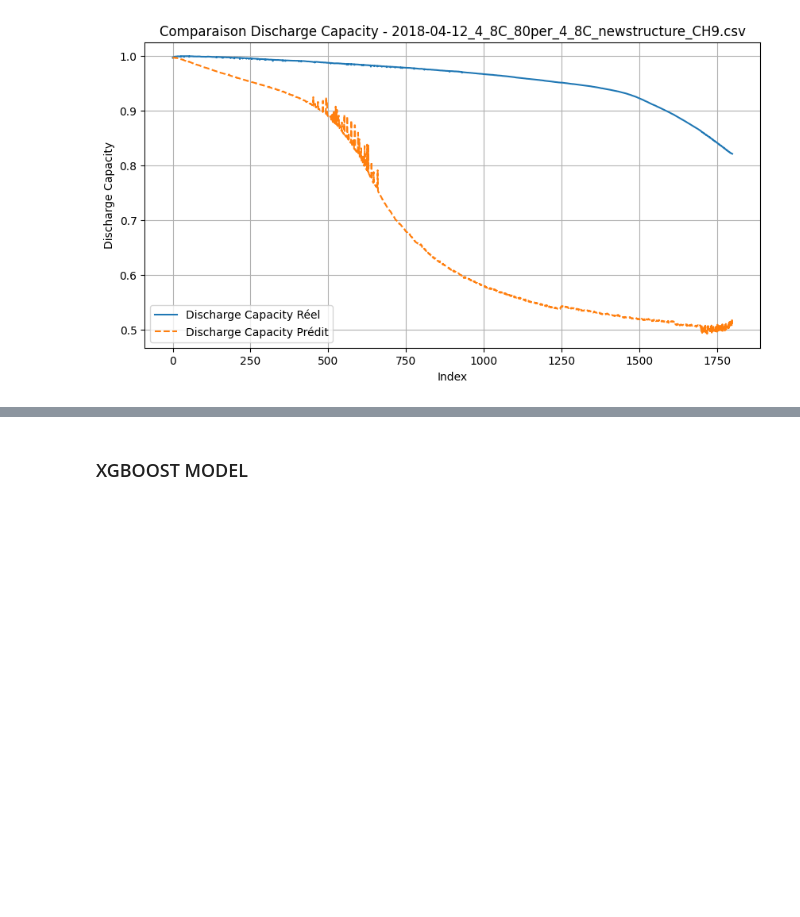
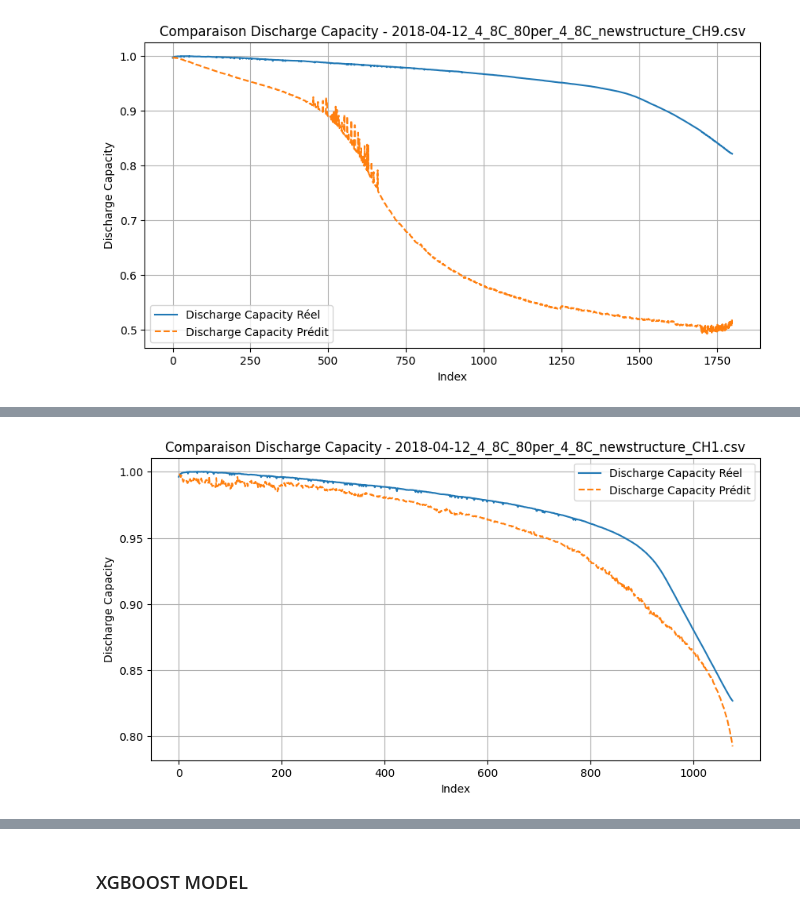
Before and after one commit to SalimMabed/PHM-Batteries, a Jupyter notebook: first_modele.ipynb, the cells around one changed output, grey strips where cells are left out. Saved outputs shown, nothing was run; the diff lists cells and outputs as text; code cells hidden in the pictures; blank space fills up the shorter version.

```diff
--- a/first_modele.ipynb
+++ b/first_modele.ipynb
@@ -239,3 +239,96 @@ Mean Squared Error (MSE): 0.032448965071454505
 Mean Absolute Error (MAE): 0.09288803928978323
 R-squared (R²): 0.7716690865178302
 [figure]
+# %%
+import os
+import pandas as pd
+import numpy as np
+import matplotlib.pyplot as plt
+from sklearn.metrics import mean_squared_error, mean_absolute_error, r2_score
+from tensorflow.keras.models import model_from_json
+from sklearn.preprocessing import MinMaxScaler
+from tqdm import tqdm
+
+# Fonction pour créer des séquences temporelles
+def create_sequences(X, y, time_steps=5):
+    Xs, ys = [], []
+    for i in range(len(X) - time_steps):
+        Xs.append(X[i:(i + time_steps)])
+        ys.append(y[i + time_steps])
+    return np.array(Xs), np.array(ys)
+
+# Chemin vers le modèle LSTM sauvegardé
+model_path_json = 'C:\\Users\\pc\\Desktop\\Models\\lstm_structure.json'
+model_weights_path = 'C:\\Users\\pc\\Desktop\\Models\\lstm_weights.weights.h5'
+
+# Charger le modèle LSTM à partir du fichier JSON
+with open(model_path_json, 'r') as json_file:
+    loaded_model_json = json_file.read()
+
+model = model_from_json(loaded_model_json)
+
+# Charger les poids dans le modèle
+model.load_weights(model_weights_path)
+print("Modèle chargé et poids restaurés.")
+
+# Compiler le modèle (même après le chargement)
+model.compile(optimizer='adam', loss='mse')
+
+# Chemin vers le répertoire contenant les fichiers CSV
+data_path = r'C:\\Users\\pc\\Desktop\\data\\all batchs'
+
+# Lister tous les fichiers CSV dans le répertoire donné
+csv_files = [f for f in os.listdir(data_path) if f.endswith('.csv')]
+
+# Sélectionner les fichiers pour le test
+test_files = csv_files[12:]   # Fichiers restants pour le test
+
+# Initialiser le scaler (doit être identique à celui utilisé pendant l'entraînement)
+scaler = MinMaxScaler(feature_range=(0, 1))
+
+# Tester le modèle sur chaque fichier de test
+for csv_file in tqdm(test_files, desc="Test du modèle"):
+    file_path = os.path.join(data_path, csv_file)
+    df = pd.read_csv(file_path)
+
+    # Normalisation des données de test
+    X_test_scaled = scaler.fit_transform(df.drop(columns=['Discharge_Capacity']))
+    y_test = df['Discharge_Capacity'].values
+
+    # Créer des séquences de test
+    time_steps = 5
+    X_test, y_test = create_sequences(X_test_scaled, y_test, time_steps)
+
+    # Faire des prédictions
+    lstm_pred = model.predict(X_test)
+
+    # Limiter les prédictions entre 0 et 1
+    lstm_pred = lstm_pred.flatten()
+
+    # Calculer les métriques
+    mse = mean_squared_error(y_test, lstm_pred)
+    mae = mean_absolute_error(y_test, lstm_pred)
+    r2 = r2_score(y_test, lstm_pred)
+
+    # Afficher les résultats
+    print(f"Fichier de test: {csv_file}")
+    print(f"Mean Squared Error (MSE): {mse}")
+    print(f"Mean Absolute Error (MAE): {mae}")
+    print(f"R-squared (R²): {r2}")
+
+    cycle_index = df['Cycle_Index']
+
+    lstm_pred_max_per_cycle = pd.Series(lstm_pred).groupby(cycle_index[:len(lstm_pred)]).max()
+    y_test_max_per_cycle = pd.Series(y_test).groupby(cycle_index[:len(y_test)]).max()
+
+    # Tracer le graphique pour comparer les valeurs réelles et prédites
+    plt.figure(figsize=(10, 5))
+    plt.plot(y_test_max_per_cycle, label='Discharge Capacity Réel')
+    plt.plot(lstm_pred_max_per_cycle, label='Discharge Capacity Prédit', linestyle='--')
+    plt.xlabel('Index')
+    plt.ylabel('Discharge Capacity')
+    plt.title(f'Comparaison Discharge Capacity - {csv_file}')
+    plt.legend()
+    plt.grid(True)
+    plt.show()
+# %% [output]
@@ -241,0 +341 @@ R-squared (R²): 0.7716690865178302
+[figure, added]
```
Also changed, not shown: parts of 2 cells of this notebook.
